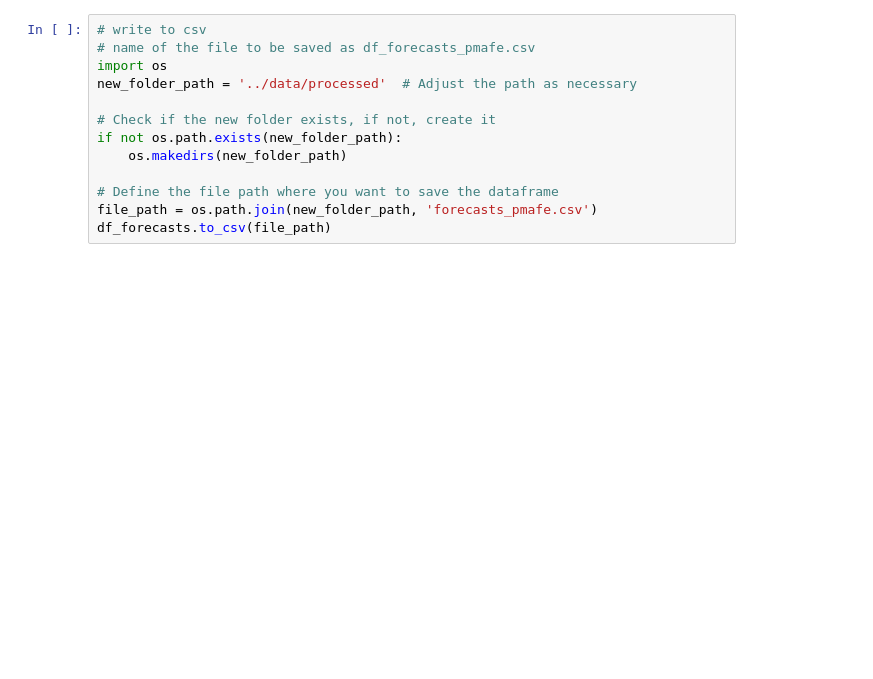
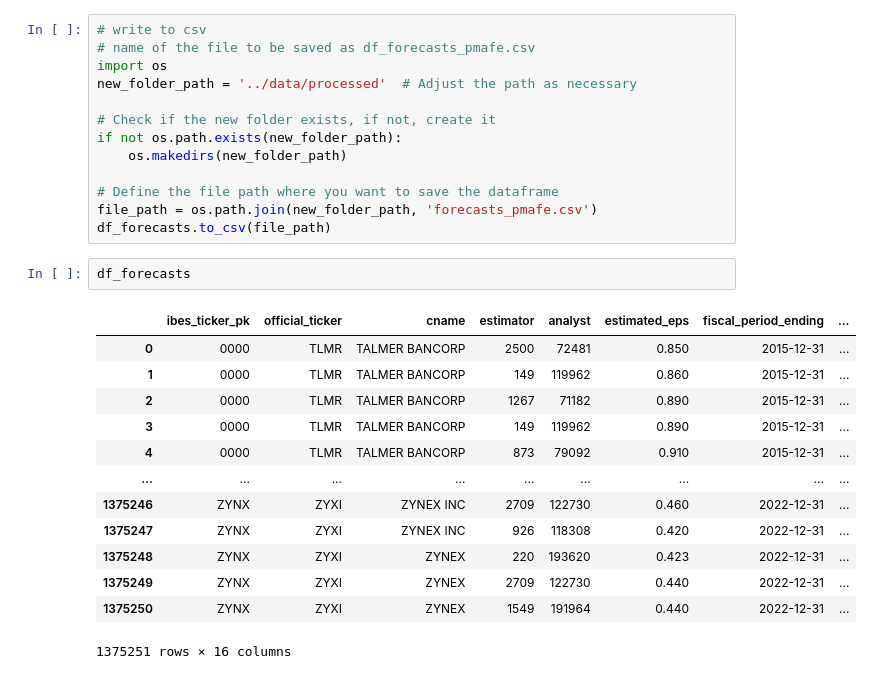
Before and after one commit to moshchev/gsfm_SS24, a Jupyter notebook: notebooks/preprocessing_and_dv.ipynb, the cells around one changed output. Cells and saved outputs as stored; diff of their text form; blank space fills up the shorter version.

```diff
--- a/notebooks/preprocessing_and_dv.ipynb
+++ b/notebooks/preprocessing_and_dv.ipynb
@@ -365,3 +462,19 @@ if not os.path.exists(new_folder_path):
 # Define the file path where you want to save the dataframe
 file_path = os.path.join(new_folder_path, 'forecasts_pmafe.csv')
 df_forecasts.to_csv(file_path)
+# %%
+df_forecasts
+# %% [output]
+|  | ibes_ticker_pk | official_ticker | cname | estimator | analyst | estimated_eps | fiscal_period_ending | ... |
+| 0 | 0000 | TLMR | TALMER BANCORP | 2500 | 72481 | 0.850 | 2015-12-31 | ... |
+| 1 | 0000 | TLMR | TALMER BANCORP | 149 | 119962 | 0.860 | 2015-12-31 | ... |
+| 2 | 0000 | TLMR | TALMER BANCORP | 1267 | 71182 | 0.890 | 2015-12-31 | ... |
+| 3 | 0000 | TLMR | TALMER BANCORP | 149 | 119962 | 0.890 | 2015-12-31 | ... |
+| 4 | 0000 | TLMR | TALMER BANCORP | 873 | 79092 | 0.910 | 2015-12-31 | ... |
+| ... | ... | ... | ... | ... | ... | ... | ... | ... |
+| 1375246 | ZYNX | ZYXI | ZYNEX INC | 2709 | 122730 | 0.460 | 2022-12-31 | ... |
+| 1375247 | ZYNX | ZYXI | ZYNEX INC | 926 | 118308 | 0.420 | 2022-12-31 | ... |
+| 1375248 | ZYNX | ZYXI | ZYNEX | 220 | 193620 | 0.423 | 2022-12-31 | ... |
+| 1375249 | ZYNX | ZYXI | ZYNEX | 2709 | 122730 | 0.440 | 2022-12-31 | ... |
+| 1375250 | ZYNX | ZYXI | ZYNEX | 1549 | 191964 | 0.440 | 2022-12-31 | ... |
+1375251 rows × 16 columns
```
Also changed, not shown: parts of 13 cells of this notebook, 3 other files.
